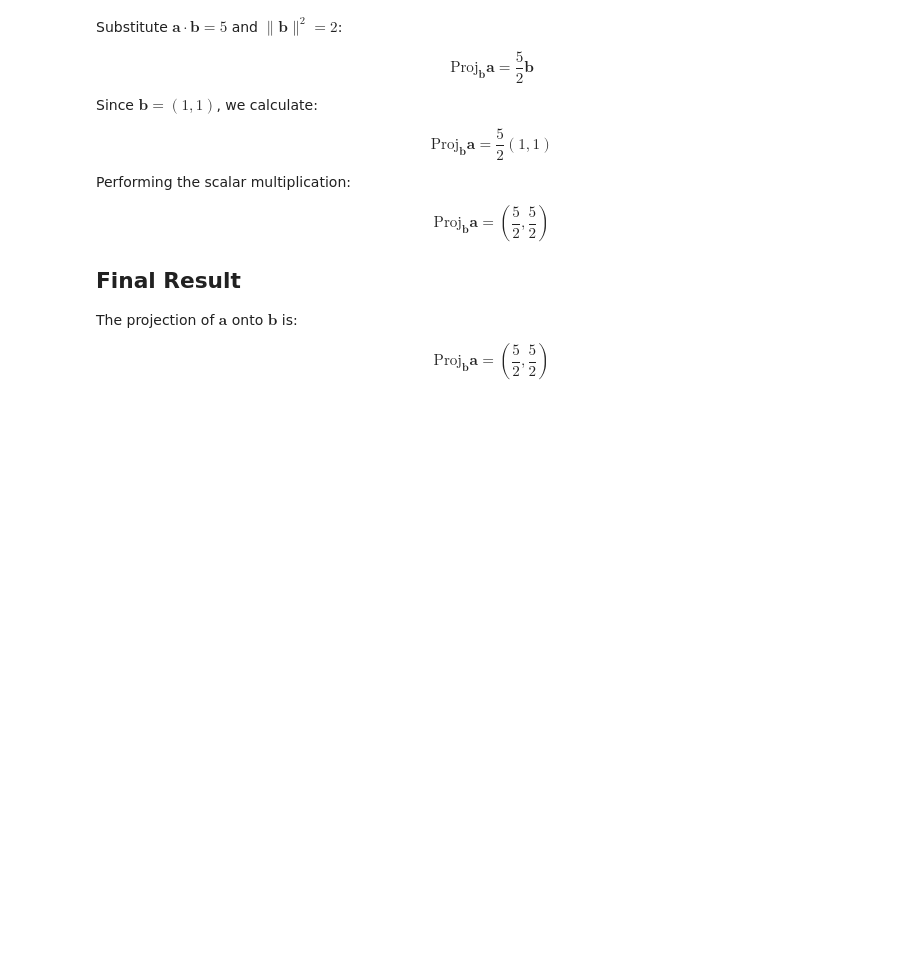
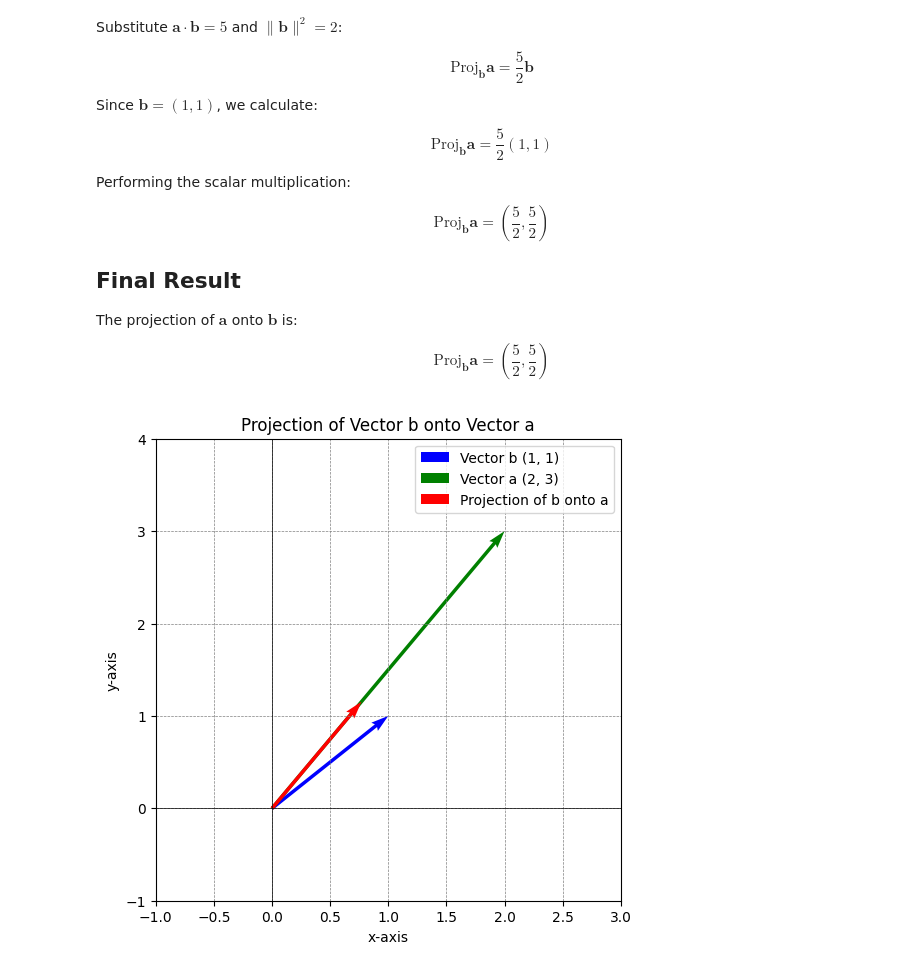
Before and after one commit to BatuhanCaglaar/Math-2024-25-Winter, a Jupyter notebook: Notebooks_EN/01_Linear_Algebra/03_Vectors/LA_Vectors_projections.ipynb, the cells around one changed output. Cells and saved outputs as stored; diff of their text form; code cells hidden in the pictures; blank space fills up the shorter version.

```diff
--- a/Notebooks_EN/01_Linear_Algebra/03_Vectors/LA_Vectors_projections.ipynb
+++ b/Notebooks_EN/01_Linear_Algebra/03_Vectors/LA_Vectors_projections.ipynb
@@ -393,3 +391,39 @@ The projection of $\mathbf{a}$ onto $\mathbf{b}$ is:
 $$
 \text{Proj}_{\mathbf{b}} \mathbf{a} = \left(\frac{5}{2}, \frac{5}{2}\right)
 $$
+# %%
+import matplotlib.pyplot as plt #Exercise 4
+import numpy as np
+
+# Vektörler
+b = np.array([1, 1])
+a = np.array([2, 3])
+
+# İzdüşümü hesapla
+dot_product = np.dot(b, a)
+norm_a_squared = np.dot(a, a)
+projection = (dot_product / norm_a_squared) * a
+
+# Grafik ayarları
+plt.figure(figsize=(6, 6))
+
+# Orijinal vektörleri çiz
+plt.quiver(0, 0, b[0], b[1], angles='xy', scale_units='xy', scale=1, color='blue', label='Vector b (1, 1)')
+plt.quiver(0, 0, a[0], a[1], angles='xy', scale_units='xy', scale=1, color='green', label='Vector a (2, 3)')
+
+# İzdüşümü çiz
+plt.quiver(0, 0, projection[0], projection[1], angles='xy', scale_units='xy', scale=1, color='red', label='Projection of b onto a')
+
+# Grafik ayarları
+plt.axhline(0, color='black', linewidth=0.5)
+plt.axvline(0, color='black', linewidth=0.5)
+plt.grid(color='gray', linestyle='--', linewidth=0.5)
+plt.legend()
+plt.xlim(-1, 3)
+plt.ylim(-1, 4)
+plt.title('Projection of Vector b onto Vector a')
+plt.xlabel('x-axis')
+plt.ylabel('y-axis')
+plt.show()
+# %% [output]
+[figure, added]
```
Also changed, not shown: parts of 3 cells of this notebook.
